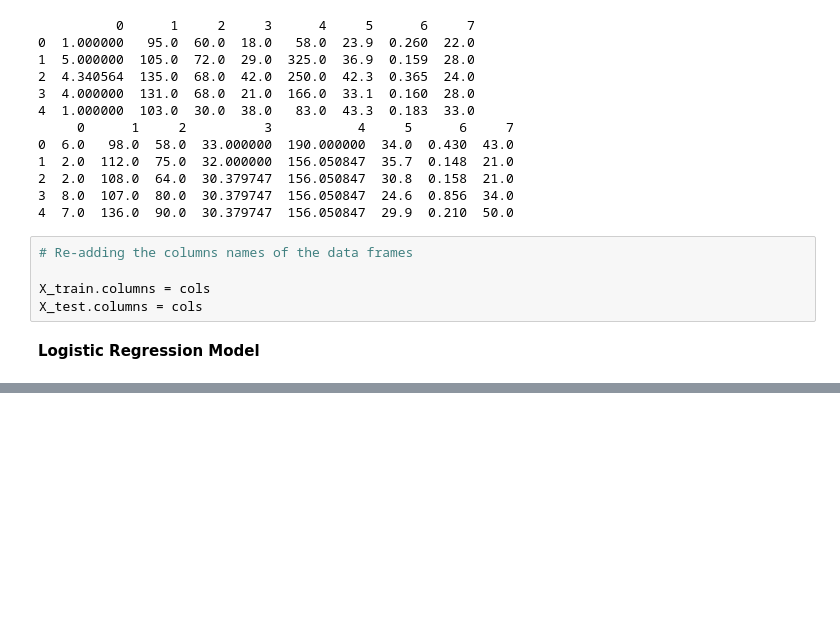
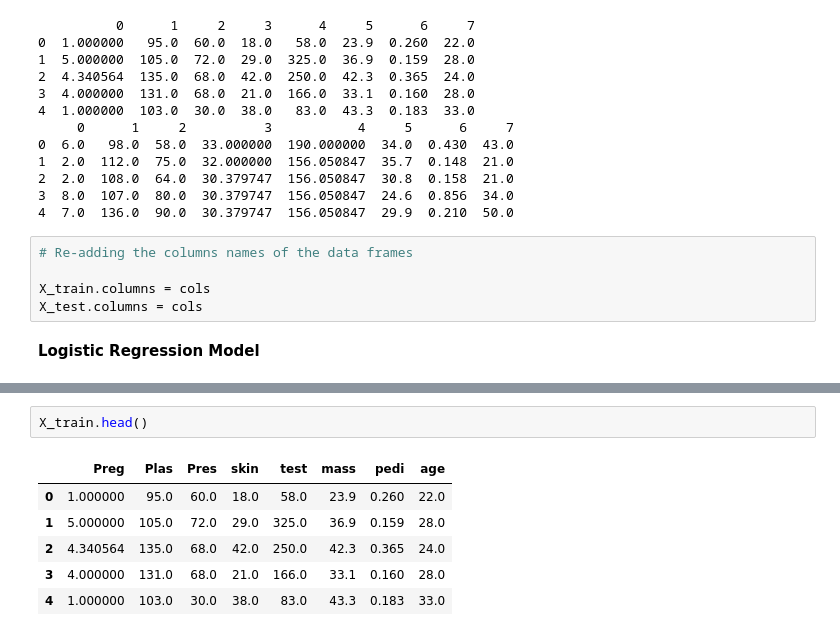
Before and after one commit to RochaErik/X-Logistic-Regression-Indian-Diabetes-Data, a Jupyter notebook: Logistic_Regression_Analysis.ipynb, the cells around one changed output, grey strips where cells are left out. Cells and saved outputs as stored; diff of their text form; blank space fills up the shorter version.

```diff
--- a/Logistic_Regression_Analysis.ipynb
+++ b/Logistic_Regression_Analysis.ipynb
@@ -205,0 +217,9 @@ X_test.columns = cols
+# %%
+X_train.head()
+# %% [output]
+|  | Preg | Plas | Pres | skin | test | mass | pedi | age |
+| 0 | 1.000000 | 95.0 | 60.0 | 18.0 | 58.0 | 23.9 | 0.260 | 22.0 |
+| 1 | 5.000000 | 105.0 | 72.0 | 29.0 | 325.0 | 36.9 | 0.159 | 28.0 |
+| 2 | 4.340564 | 135.0 | 68.0 | 42.0 | 250.0 | 42.3 | 0.365 | 24.0 |
+| 3 | 4.000000 | 131.0 | 68.0 | 21.0 | 166.0 | 33.1 | 0.160 | 28.0 |
+| 4 | 1.000000 | 103.0 | 30.0 | 38.0 | 83.0 | 43.3 | 0.183 | 33.0 |
```
Also changed, not shown: parts of 6 cells of this notebook.
